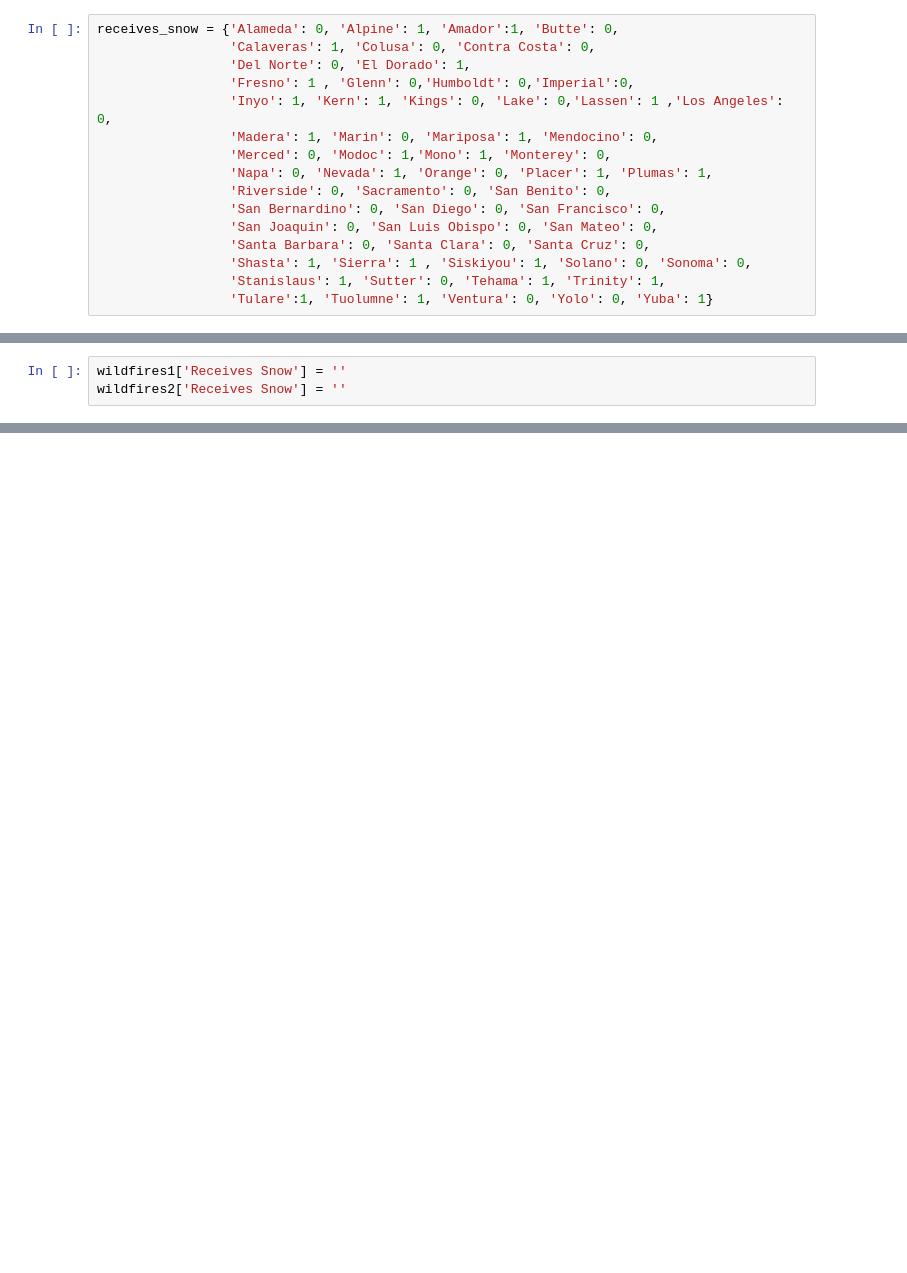
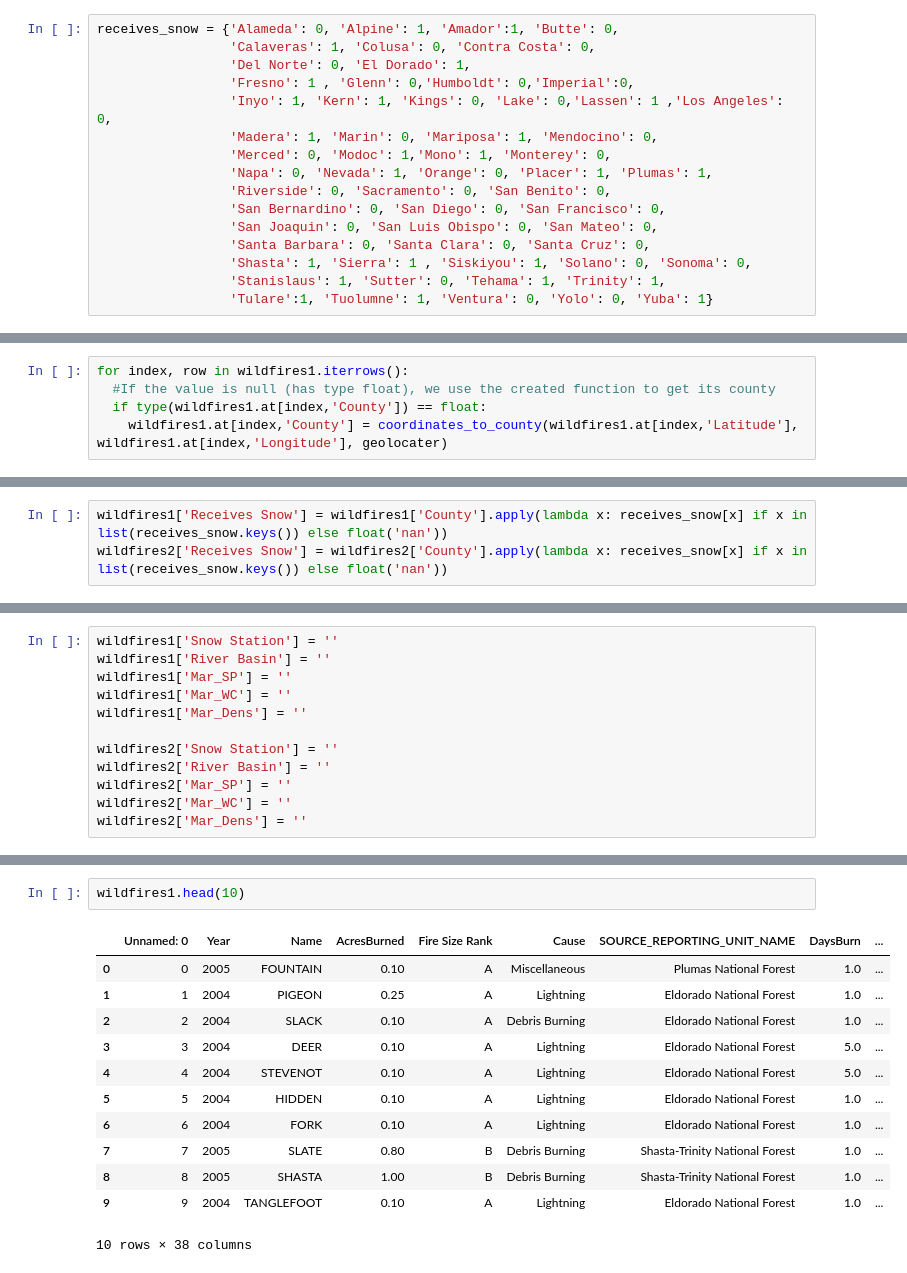
Before and after one commit to mnocerino23/Wildfire-Forecaster, a Jupyter notebook: Final_Prepping.ipynb, the cells around one changed output, grey strips where cells are left out. Cells and saved outputs as stored; diff of their text form; blank space fills up the shorter version.

```diff
--- a/Final_Prepping.ipynb
+++ b/Final_Prepping.ipynb
@@ -42,0 +96,5 @@ receives_snow = {'Alameda': 0, 'Alpine': 1, 'Amador':1, 'Butte': 0,
+# %%
+for index, row in wildfires1.iterrows():
+  #If the value is null (has type float), we use the created function to get its county
+  if type(wildfires1.at[index,'County']) == float:
+    wildfires1.at[index,'County'] = coordinates_to_county(wildfires1.at[index,'Latitude'], wildfires1.at[index,'Longitude'], geolocater)
@@ -45,3 +124,3 @@ If the county of the fire is known, we add in the value for that county key in t
-# %%
-wildfires1['Receives Snow'] = ''
-wildfires2['Receives Snow'] = ''
+# %%
+wildfires1['Receives Snow'] = wildfires1['County'].apply(lambda x: receives_snow[x] if x in list(receives_snow.keys()) else float('nan'))
+wildfires2['Receives Snow'] = wildfires2['County'].apply(lambda x: receives_snow[x] if x in list(receives_snow.keys()) else float('nan'))
@@ -47,0 +136,12 @@ wildfires2['Receives Snow'] = ''
+# %%
+wildfires1['Snow Station'] = ''
+wildfires1['River Basin'] = ''
+wildfires1['Mar_SP'] = ''
+wildfires1['Mar_WC'] = ''
+wildfires1['Mar_Dens'] = ''
+
+wildfires2['Snow Station'] = ''
+wildfires2['River Basin'] = ''
+wildfires2['Mar_SP'] = ''
+wildfires2['Mar_WC'] = ''
+wildfires2['Mar_Dens'] = ''
@@ -47,0 +246,15 @@ wildfires2['Receives Snow'] = ''
+# %%
+wildfires1.head(10)
+# %% [output]
+|  | Unnamed: 0 | Year | Name | AcresBurned | Fire Size Rank | Cause | SOURCE_REPORTING_UNIT_NAME | DaysBurn | ... |
+| 0 | 0 | 2005 | FOUNTAIN | 0.10 | A | Miscellaneous | Plumas National Forest | 1.0 | ... |
+| 1 | 1 | 2004 | PIGEON | 0.25 | A | Lightning | Eldorado National Forest | 1.0 | ... |
+| 2 | 2 | 2004 | SLACK | 0.10 | A | Debris Burning | Eldorado National Forest | 1.0 | ... |
+| 3 | 3 | 2004 | DEER | 0.10 | A | Lightning | Eldorado National Forest | 5.0 | ... |
+| 4 | 4 | 2004 | STEVENOT | 0.10 | A | Lightning | Eldorado National Forest | 5.0 | ... |
+| 5 | 5 | 2004 | HIDDEN | 0.10 | A | Lightning | Eldorado National Forest | 1.0 | ... |
+| 6 | 6 | 2004 | FORK | 0.10 | A | Lightning | Eldorado National Forest | 1.0 | ... |
+| 7 | 7 | 2005 | SLATE | 0.80 | B | Debris Burning | Shasta-Trinity National Forest | 1.0 | ... |
+| 8 | 8 | 2005 | SHASTA | 1.00 | B | Debris Burning | Shasta-Trinity National Forest | 1.0 | ... |
+| 9 | 9 | 2004 | TANGLEFOOT | 0.10 | A | Lightning | Eldorado National Forest | 1.0 | ... |
+10 rows × 38 columns
```
Also changed, not shown: parts of 12 cells of this notebook.
